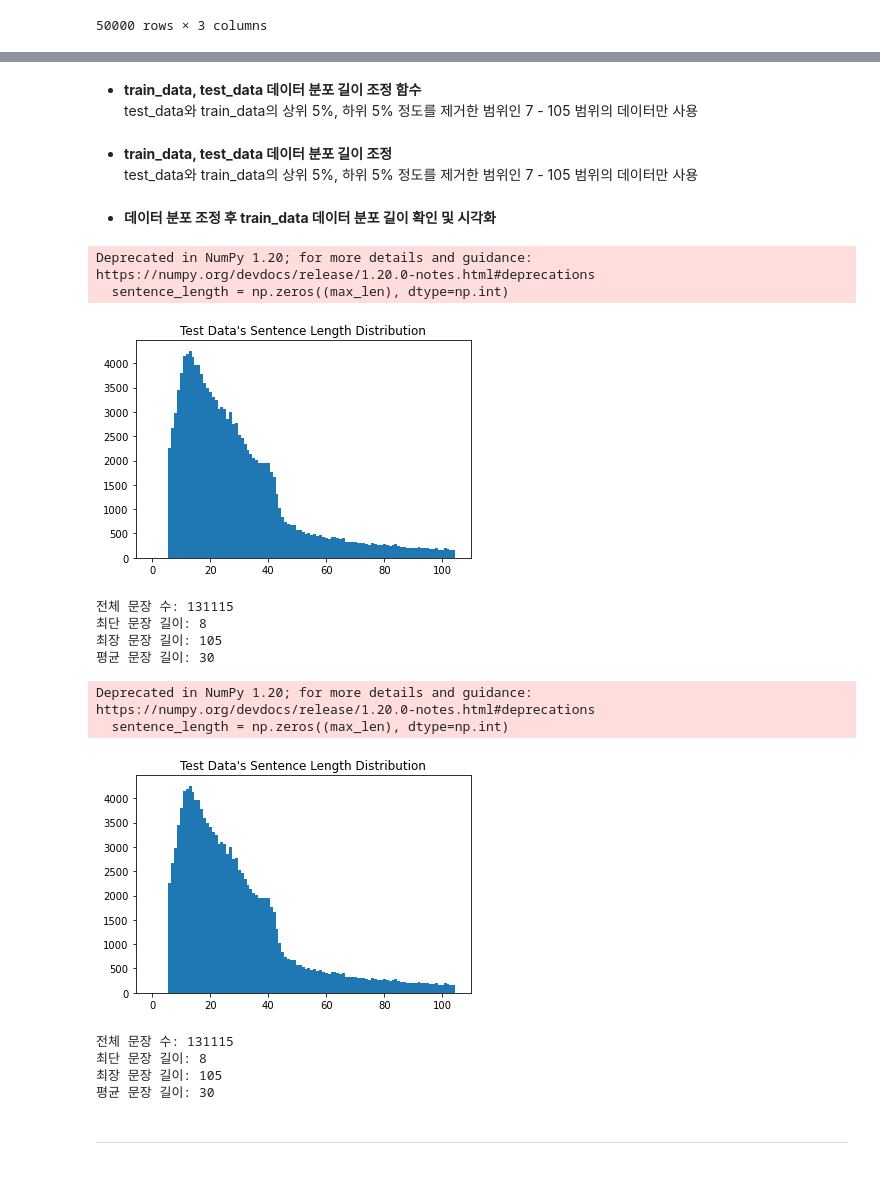
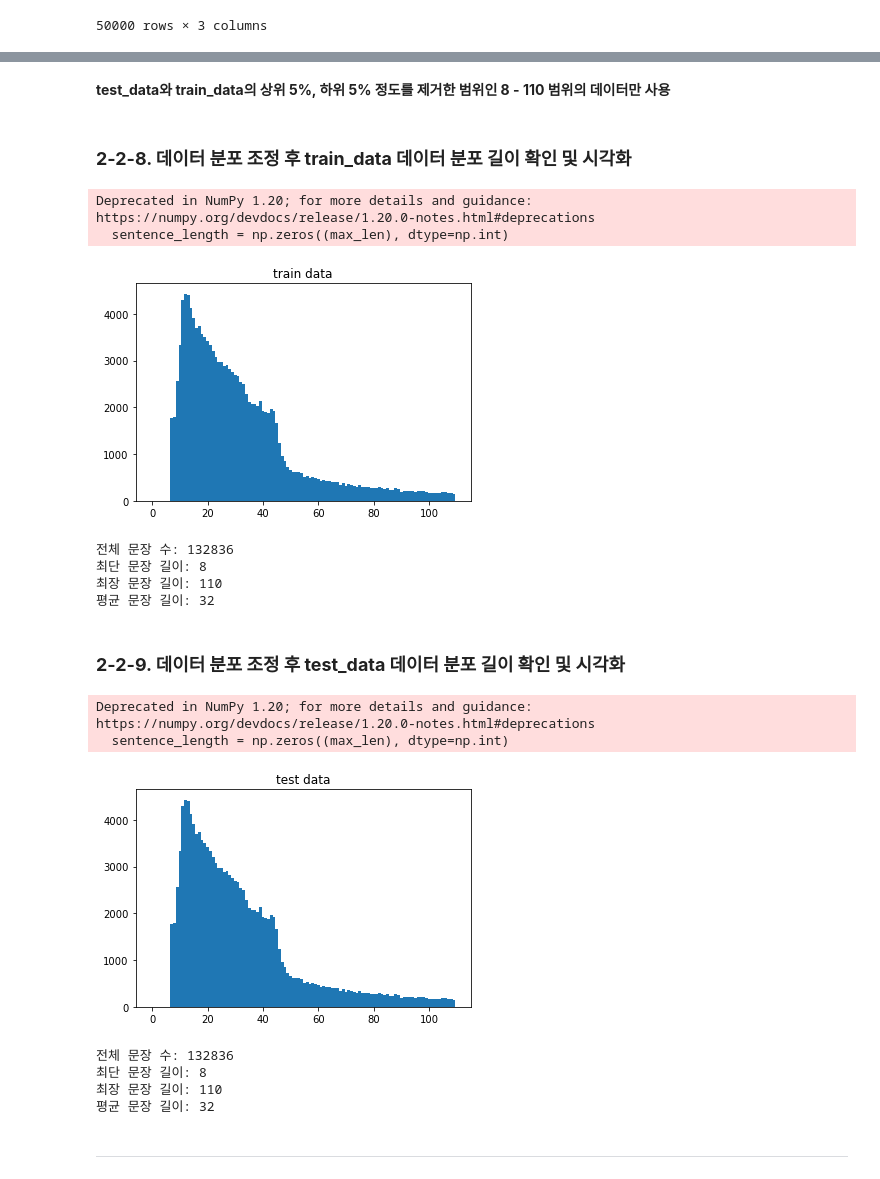
Before and after one commit to 9645258/aiffel, a Jupyter notebook: 02_going-deeper/01_nlp/GD-02/[GD-02]nlp.ipynb, the cells around one changed output, grey strips where cells are left out. Drawn from its saved outputs; the diff is of its cells as text; code cells hidden in the pictures.

```diff
--- a/02_going-deeper/01_nlp/GD-02/[GD-02]nlp.ipynb
+++ b/02_going-deeper/01_nlp/GD-02/[GD-02]nlp.ipynb
@@ -95,2 +89,0 @@ test_data
-# %%
-train_data['document'] = train_data['document'].str.replace(pat=r'[^가-힣0-9a-zA-Z ]+', repl= r'', regex=True)
@@ -322,3 +260,2 @@ below_threshold_len(7, test_data["document"])
 # %% [markdown]
-- **train_data, test_data 데이터 분포 길이 조정 함수**
-test_data와 train_data의 상위 5%, 하위 5% 정도를 제거한 범위인 7 - 105 범위의 데이터만 사용
+**test_data와 train_data의 상위 5%, 하위 5% 정도를 제거한 범위인 8 - 110 범위의 데이터만 사용**
@@ -335,35 +262,34 @@ def filt_length(data, min_len, max_len):
-# %% [markdown]
-- **train_data, test_data 데이터 분포 길이 조정**
-test_data와 train_data의 상위 5%, 하위 5% 정도를 제거한 범위인 7 - 105 범위의 데이터만 사용
 # %%
-min_len, max_len = 7, 105
+min_len, max_len = 8, 110
 
-train_data = filt_length(train_data, min_len=min_len, max_len = max_len)
-test_data = filt_length(test_data, min_len=min_len, max_len = max_len)
+train_data = filt_length(train_data, min_len = min_len, max_len = max_len)
+test_data = filt_length(test_data, min_len = min_len, max_len = max_len)
 
 y_train = np.array(train_data["label"])
 y_test = np.array(test_data["label"])
 # %% [markdown]
-- **데이터 분포 조정 후 train_data 데이터 분포 길이 확인 및 시각화**
+### **2-2-8. 데이터 분포 조정 후 train_data 데이터 분포 길이 확인 및 시각화**
 # %%
-draw_sentence_length(train_data["document"], title="Test Data's Sentence Length Distribution")
+draw_sentence_length(train_data["document"], title = "train data")
 # %% [output]
 Deprecated in NumPy 1.20; for more details and guidance: https://numpy.org/devdocs/release/1.20.0-notes.html#deprecations
   sentence_length = np.zeros((max_len), dtype=np.int)
-[figure, old version]
+[figure, new version]
-전체 문장 수: 131115
+전체 문장 수: 132836
 최단 문장 길이: 8
-최장 문장 길이: 105
-평균 문장 길이: 30
+최장 문장 길이: 110
+평균 문장 길이: 32
+# %% [markdown]
+### **2-2-9. 데이터 분포 조정 후 test_data 데이터 분포 길이 확인 및 시각화**
 # %%
-draw_sentence_length(test_data["document"], title="Test Data's Sentence Length Distribution")
+draw_sentence_length(test_data["document"], title = "test data")
 # %% [output]
 Deprecated in NumPy 1.20; for more details and guidance: https://numpy.org/devdocs/release/1.20.0-notes.html#deprecations
   sentence_length = np.zeros((max_len), dtype=np.int)
-[figure, old version]
+[figure, new version]
-전체 문장 수: 131115
+전체 문장 수: 132836
 최단 문장 길이: 8
-최장 문장 길이: 105
-평균 문장 길이: 30
+최장 문장 길이: 110
+평균 문장 길이: 32
 # %% [markdown]
 ---
```
Also changed, not shown: parts of 148 cells of this notebook.
